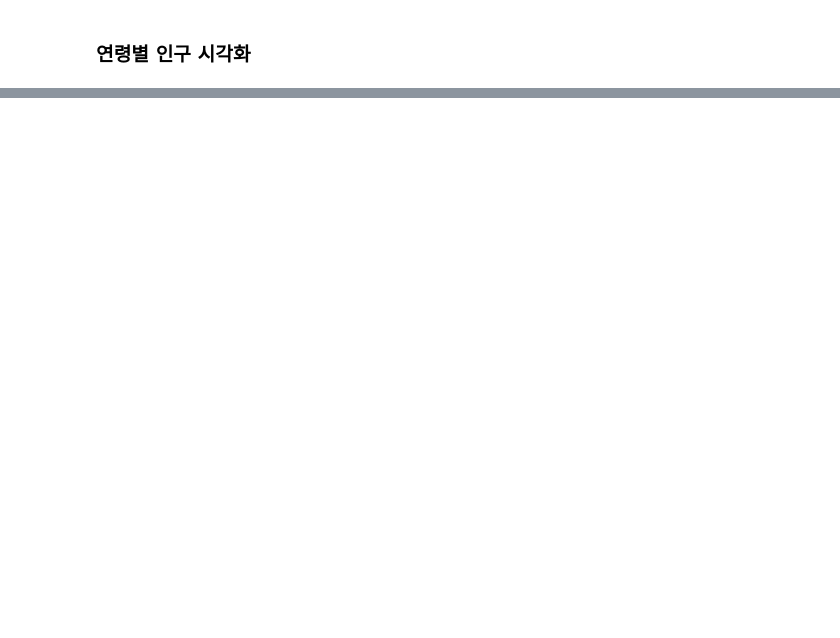
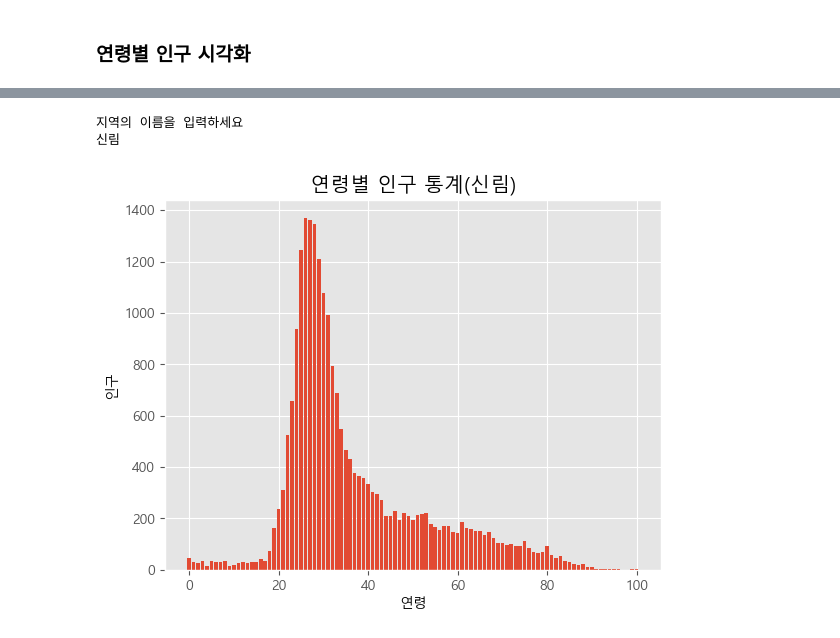
Before and after one commit to pshho/anaconda, a Jupyter notebook: green_data/population1.ipynb, the cells around one changed output, grey strips where cells are left out. Cells and saved outputs as stored; diff of their text form; code cells hidden in the pictures; blank space fills up the shorter version.

```diff
--- a/green_data/population1.ipynb
+++ b/green_data/population1.ipynb
@@ -53,0 +54,31 @@ plt.show()
+# %%
+import csv
+import matplotlib.pyplot as plt
+
+with open('./datas/age_2023.csv', 'r') as f:
+    data = csv.reader(f)
+    # next(data)
+    result = list() # 연령별 인구 저장 리스트
+    name = input("지역의 이름을 입력하세요\n")
+
+    for row in data:
+        if name in row[0]:
+            # print(row)
+            for i in row[3:]: # 3번 인덱스부터 ~ 104번 인덱스까지 반복
+                result.append(int(i.replace(',', ''))) # 천단위 구분기호 제거
+
+# print(len(result))
+# print(result)
+
+plt.rc('font', family='Malgun Gothic')
+plt.style.use("ggplot") # 격자 무늬 스타일
+plt.title(f'연령별 인구 통계({name})')
+# plt.plot(result[:101]) # result - y축값
+plt.bar(range(101), result[:101]) # 막대그래프: x축(0-100), y축(result)
+plt.xlabel('연령')
+plt.ylabel('인구')
+plt.show()
+# %% [output]
+지역의 이름을 입력하세요
+신림
+[figure, added]
```
Also changed, not shown: parts of 1 cell of this notebook, 5 other files.
